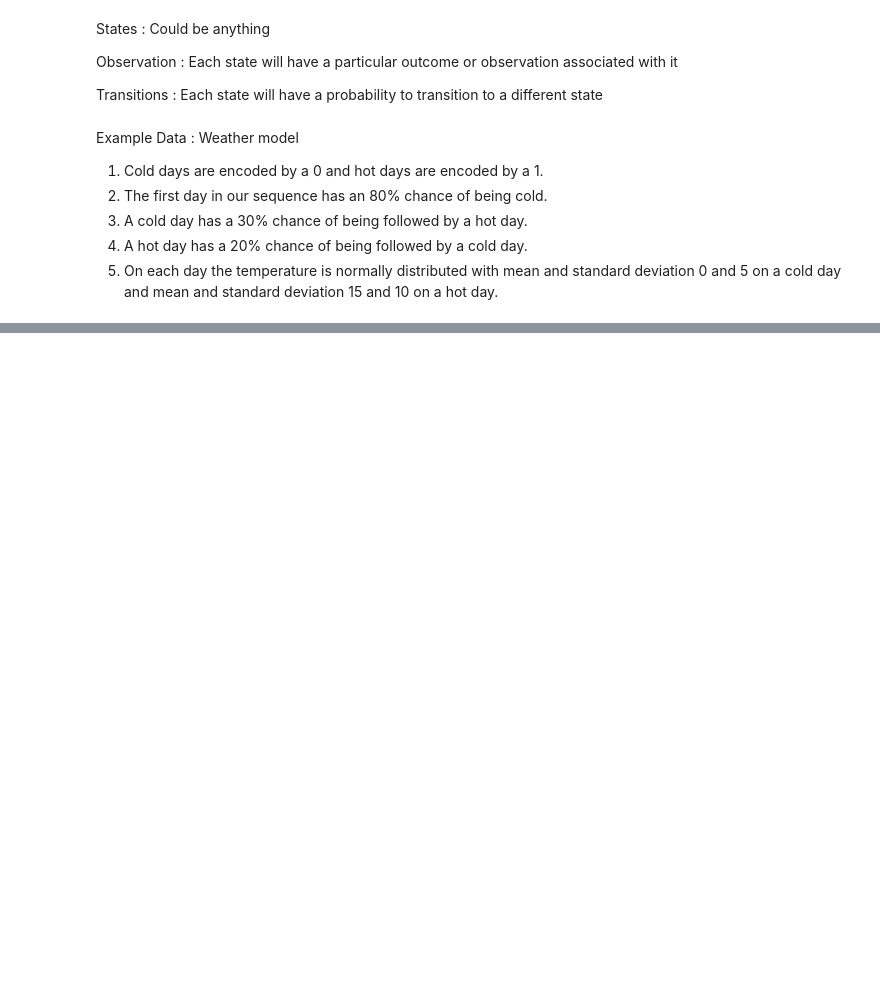
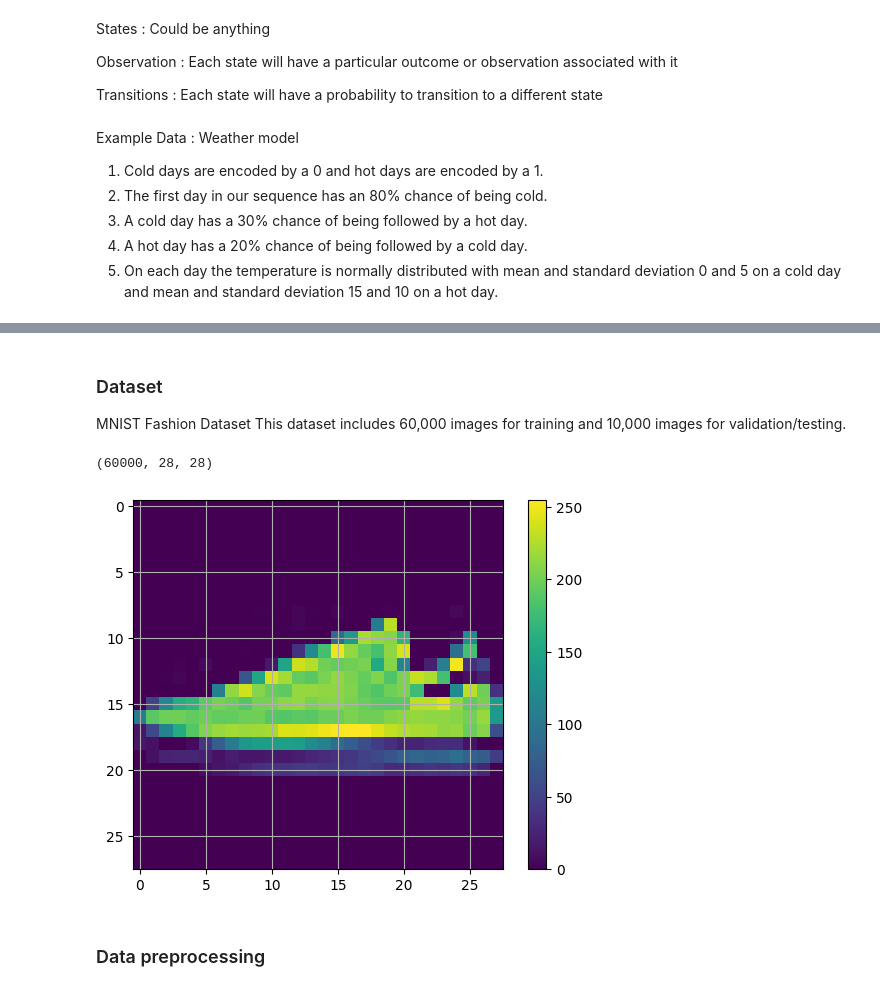
Before and after one commit to Phanxv/Machine-Learning-Sandbox, a Jupyter notebook: TensorFlow.ipynb, the cells around one changed output, grey strips where cells are left out. Saved outputs shown, nothing was run; the diff lists cells and outputs as text; code cells hidden in the pictures; blank space fills up the shorter version.

```diff
--- a/TensorFlow.ipynb
+++ b/TensorFlow.ipynb
@@ -340,0 +513,12 @@ observation_distribution = tfd.Normal(loc=[0., 15.], scale=[5., 10.])
+# %% [markdown]
+### Dataset
+MNIST Fashion Dataset
+This dataset includes 60,000 images for training and 10,000 images for validation/testing.
+# %%
+fashion_mnist = keras.datasets.fashion_mnist
+
+(fashion_train_images, fashion_train_labels), (fashion_test_images, fashion_test_labels) = fashion_mnist.load_data()
+# %%
+fashion_train_images.shape
+# %% [output]
+(60000, 28, 28)
@@ -340,0 +528,10 @@ observation_distribution = tfd.Normal(loc=[0., 15.], scale=[5., 10.])
+# %%
+plt.figure()
+plt.imshow(fashion_train_images[6])
+plt.colorbar()
+plt.grid(True)
+plt.show()
+# %% [output]
+[figure, added]
+# %% [markdown]
+### Data preprocessing
```
Also changed, not shown: parts of 26 cells of this notebook, 1 other file.
